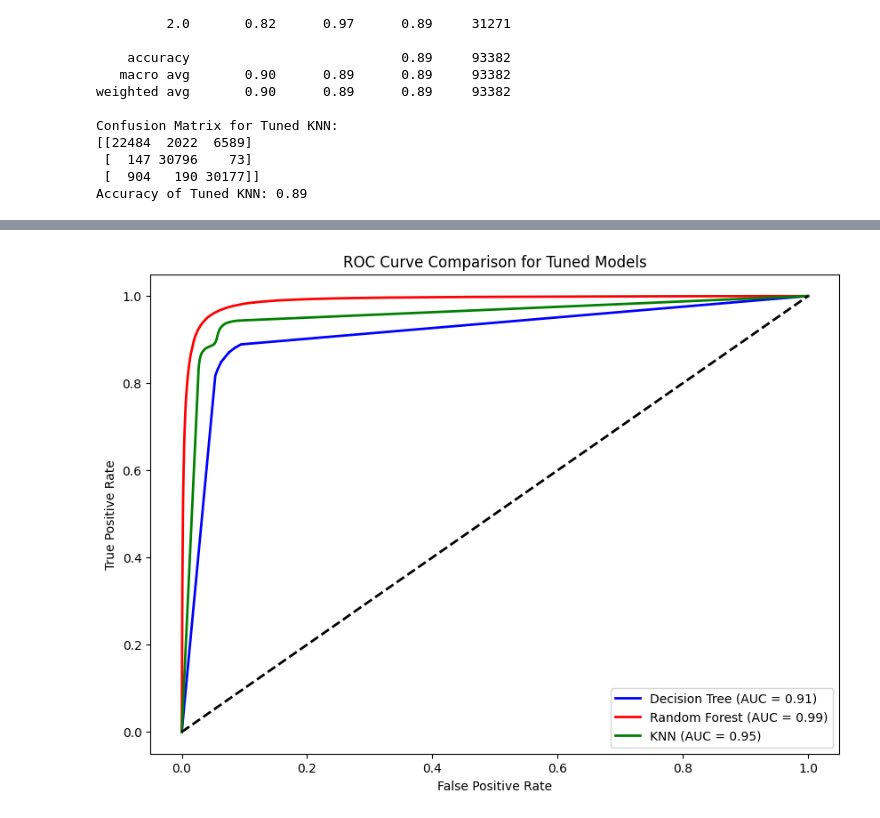
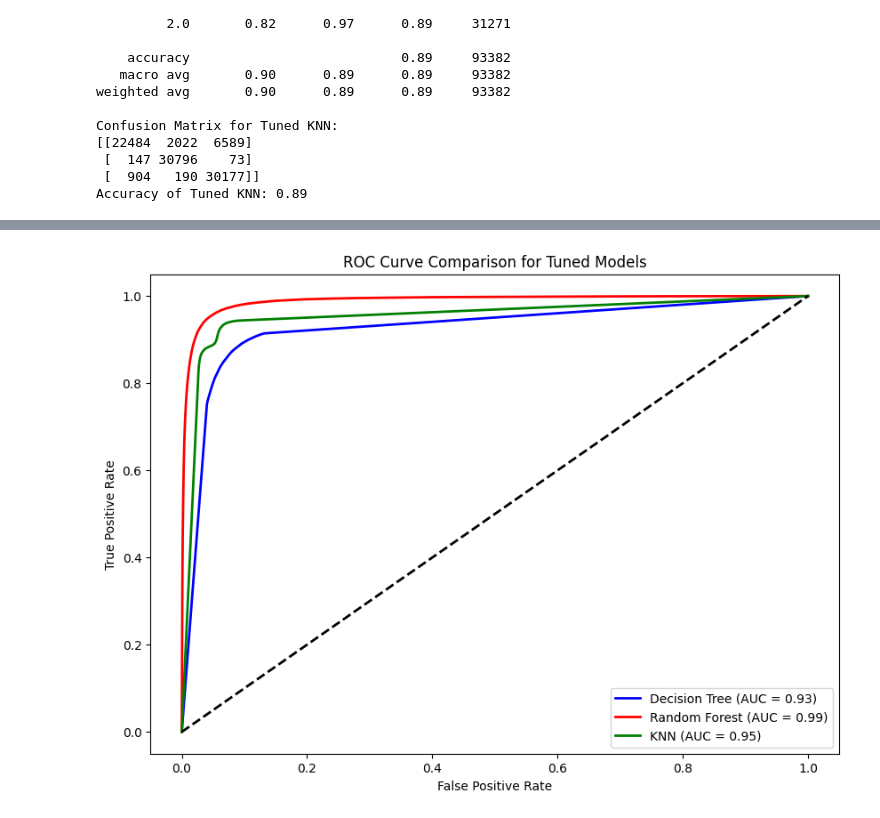
Before and after one commit to Anndischeh/Introduction-to-AI-Coursework, a Jupyter notebook: Final_code.ipynb, the cells around one changed output, grey strips where cells are left out. Drawn from its saved outputs; the diff is of its cells as text; code cells hidden in the pictures.

Commit message:
Updated hyperparameters for models to improve performance

```diff
--- a/Final_code.ipynb
+++ b/Final_code.ipynb
@@ -205,15 +203,15 @@ from sklearn.metrics import classification_report, confusion_matrix, accuracy_sc
 
 # Define the parameter grid
 param_grid_dt = {
-    'criterion': ['gini', 'entropy'],   # Splitting criteria
+    'criterion': ['entropy'],   # Splitting criteria
     'max_depth': [None, 10, 20, 30],   # Maximum depth of the tree
-    'min_samples_split': [2, 5, 10],   # Minimum samples required to split
-    'min_samples_leaf': [1, 2, 4]      # Minimum samples required at leaf
+    'min_samples_split': [10, 20, 30],   # Minimum samples required to split
+    'min_samples_leaf': [1, 5, 10]      # Minimum samples required at leaf
 }
 
 # Perform GridSearchCV
 grid_dt = GridSearchCV(
-    DecisionTreeClassifier(random_state=42),
+    DecisionTreeClassifier(),
     param_grid_dt,
     cv=5,
     scoring='accuracy',
@@ -260,20 +258,19 @@ from sklearn.model_selection import RandomizedSearchCV
 
 # Define the parameter grid
 param_grid_rf = {
-    'n_estimators': [50, 100, 200],       # Number of trees
-    'max_features': ['sqrt', 'log2', None],  # Maximum features for splitting
+    'n_estimators': [10, 50, 100],       # Number of trees
+    'max_features': ['sqrt'],            # Maximum features for splitting
     'max_samples': [0.5, 0.75, None],    # Proportion of samples used per tree (None = full dataset)
 }
 
 # Perform RandomizedSearchCV
 random_search_rf = RandomizedSearchCV(
-    RandomForestClassifier(random_state=42),
+    RandomForestClassifier(),
     param_distributions=param_grid_rf,
     n_iter=8,
     cv=3,
     scoring='accuracy',
     n_jobs=-1,
-    random_state=42
 )
 random_search_rf.fit(X_train, y_train)
 
@@ -458,47 +455,53 @@ weighted avg   0.902313  0.893716  0.890357  93382.000000
 Best Performing Model: Random Forest
 Accuracy: 0.94
 # %%
-# Import necessary libraries for ROC curve
 from sklearn.metrics import roc_curve, auc
 import matplotlib.pyplot as plt
 import numpy as np
 
-# Ensure all models have probabilities enabled
 models = {
     "Decision Tree": best_dt,
     "Random Forest": best_rf,
-    "KNN": best_knn
+    "KNN": best_knn,
 }
 
-# Binarize the output for ROC curve (manual binarization for multi-class ROC)
+# Define colors for models
+colors = ['blue', 'red', 'green',]
+
+# Binarize y_test manually (assuming 3 classes: 0, 1, 2)
 y_test_binarized = np.zeros((len(y_test), 3))
 for i, label in enumerate(y_test):
     y_test_binarized[i, int(label)] = 1
 
-# Define colors for models
-colors = ['blue', 'red', 'green']
-
-# Plot combined ROC curve for all models
+# Plot ROC curves
 plt.figure(figsize=(10, 7))
 
 for (model_name, model), color in zip(models.items(), colors):
-    if hasattr(model, "predict_proba"):  # Ensure the model supports predict_proba
-        y_score = model.predict_proba(X_test)  # Get probabilities
+    if hasattr(model, "predict_proba"):
+        y_score = model.predict_proba(X_test)
 
-        # Calculate micro-average ROC curve and AUC
-        fpr, tpr, _ = roc_curve(y_test_binarized.ravel(), y_score.ravel())
-        roc_auc = auc(fpr, tpr)
+        # Compute ROC curve and AUC for each class
+        fpr = {}
+        tpr = {}
+        roc_auc = {}
+        for i in range(y_test_binarized.shape[1]):  # Loop through each class
+            fpr[i], tpr[i], _ = roc_curve(y_test_binarized[:, i], y_score[:, i])
+            roc_auc[i] = auc(fpr[i], tpr[i])
 
-        # Plot the ROC curve
-        plt.plot(fpr, tpr, lw=2, color=color,
-                 label=f'{model_name} (AUC = {roc_auc:.2f})')
+        # Micro-average ROC curve and AUC
+        fpr["micro"], tpr["micro"], _ = roc_curve(y_test_binarized.ravel(), y_score.ravel())
+        roc_auc["micro"] = auc(fpr["micro"], tpr["micro"])
+
+        # Plot micro-average ROC curve
+        plt.plot(fpr["micro"], tpr["micro"], lw=2, color=color,
+                 label=f'{model_name} (AUC = {roc_auc["micro"]:.2f})')
 
 # Plot diagonal line for random chance
 plt.plot([0, 1], [0, 1], 'k--', lw=2)
 plt.title("ROC Curve Comparison for Tuned Models")
 plt.xlabel("False Positive Rate")
 plt.ylabel("True Positive Rate")
 plt.legend(loc="lower right")
 plt.show()
 # %% [output]
-[figure, old version]
+[figure, new version]
```
Also changed, not shown: parts of 5 cells of this notebook.
